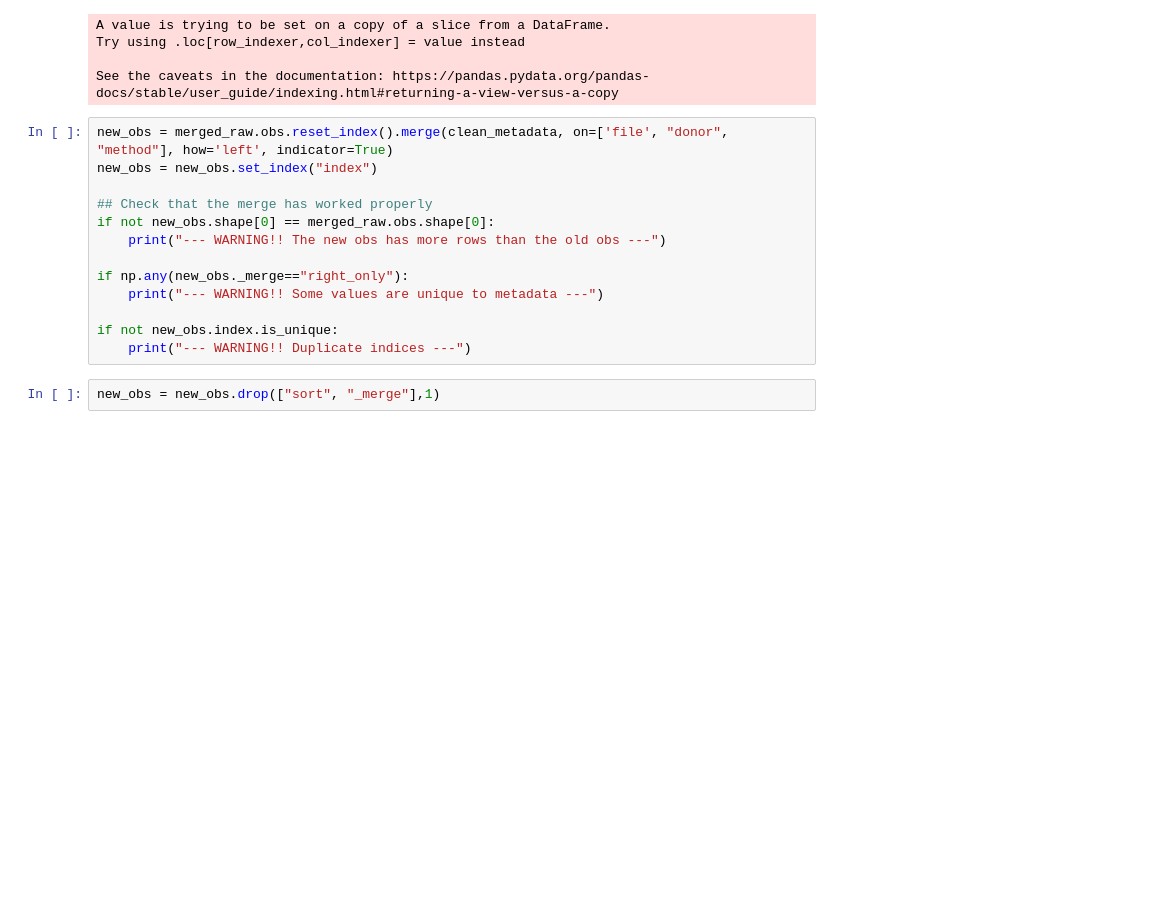
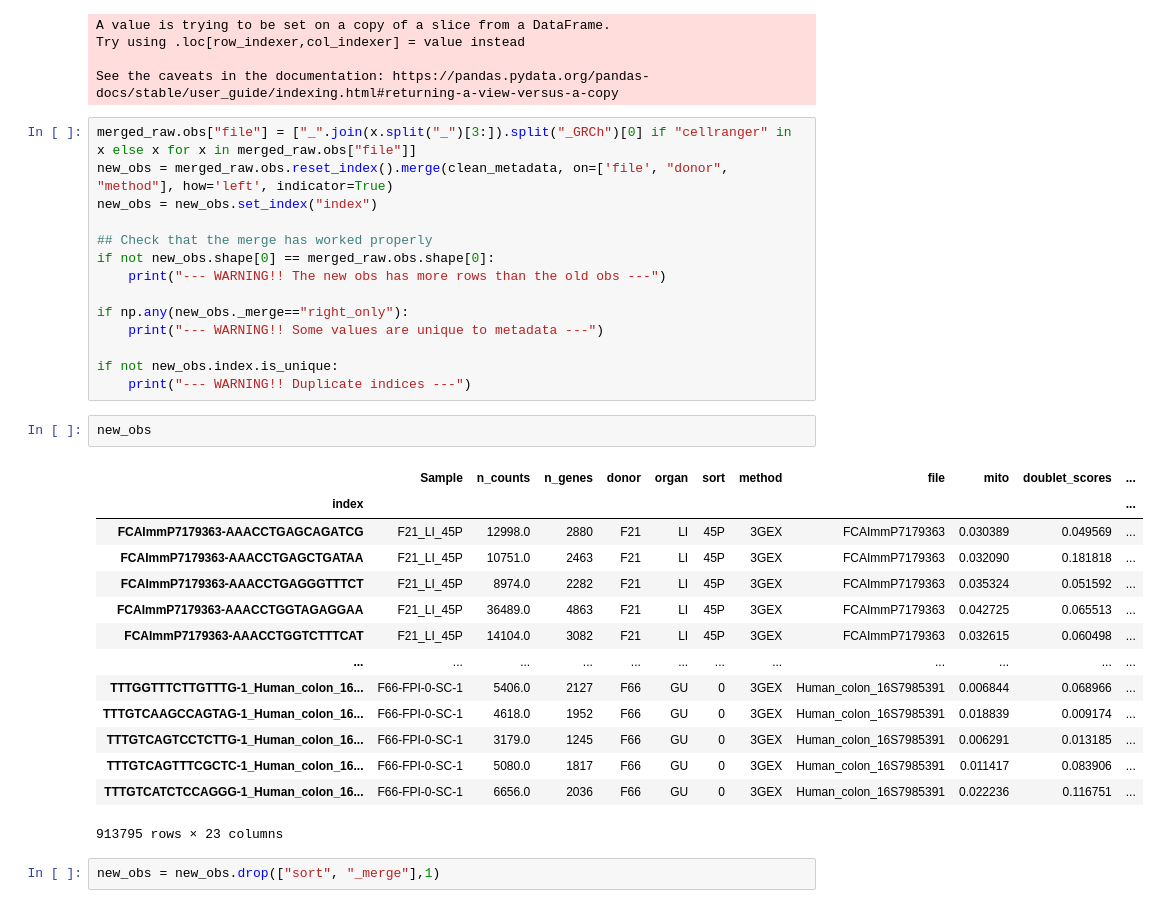
Before and after one commit to Teichlab/Pan_fetal_immune, a Jupyter notebook: notebooks/20210112_saveLabels.ipynb, the cells around one changed output. Cells and saved outputs as stored; diff of their text form; blank space fills up the shorter version.

```diff
--- a/notebooks/20210112_saveLabels.ipynb
+++ b/notebooks/20210112_saveLabels.ipynb
@@ -116,6 +116,7 @@ Try using .loc[row_indexer,col_indexer] = value instead
 
 See the caveats in the documentation: https://pandas.pydata.org/pandas-docs/stable/user_guide/indexing.html#returning-a-view-versus-a-copy
 # %%
+merged_raw.obs["file"] = ["_".join(x.split("_")[3:]).split("_GRCh")[0] if "cellranger" in x else x for x in merged_raw.obs["file"]]
 new_obs = merged_raw.obs.reset_index().merge(clean_metadata, on=['file', "donor", "method"], how='left', indicator=True)
 new_obs = new_obs.set_index("index")
 
@@ -128,6 +129,23 @@ if np.any(new_obs._merge=="right_only"):
 
 if not new_obs.index.is_unique:
     print("--- WARNING!! Duplicate indices ---")
+# %%
+new_obs
+# %% [output]
+|  | Sample | n_counts | n_genes | donor | organ | sort | method | file | mito | doublet_scores | ... |
+| index |  |  |  |  |  |  |  |  |  |  | ... |
+| FCAImmP7179363-AAACCTGAGCAGATCG | F21_LI_45P | 12998.0 | 2880 | F21 | LI | 45P | 3GEX | FCAImmP7179363 | 0.030389 | 0.049569 | ... |
+| FCAImmP7179363-AAACCTGAGCTGATAA | F21_LI_45P | 10751.0 | 2463 | F21 | LI | 45P | 3GEX | FCAImmP7179363 | 0.032090 | 0.181818 | ... |
+| FCAImmP7179363-AAACCTGAGGGTTTCT | F21_LI_45P | 8974.0 | 2282 | F21 | LI | 45P | 3GEX | FCAImmP7179363 | 0.035324 | 0.051592 | ... |
+| FCAImmP7179363-AAACCTGGTAGAGGAA | F21_LI_45P | 36489.0 | 4863 | F21 | LI | 45P | 3GEX | FCAImmP7179363 | 0.042725 | 0.065513 | ... |
+| FCAImmP7179363-AAACCTGGTCTTTCAT | F21_LI_45P | 14104.0 | 3082 | F21 | LI | 45P | 3GEX | FCAImmP7179363 | 0.032615 | 0.060498 | ... |
+| ... | ... | ... | ... | ... | ... | ... | ... | ... | ... | ... | ... |
+| TTTGGTTTCTTGTTTG-1_Human_colon_16... | F66-FPI-0-SC-1 | 5406.0 | 2127 | F66 | GU | 0 | 3GEX | Human_colon_16S7985391 | 0.006844 | 0.068966 | ... |
+| TTTGTCAAGCCAGTAG-1_Human_colon_16... | F66-FPI-0-SC-1 | 4618.0 | 1952 | F66 | GU | 0 | 3GEX | Human_colon_16S7985391 | 0.018839 | 0.009174 | ... |
+| TTTGTCAGTCCTCTTG-1_Human_colon_16... | F66-FPI-0-SC-1 | 3179.0 | 1245 | F66 | GU | 0 | 3GEX | Human_colon_16S7985391 | 0.006291 | 0.013185 | ... |
+| TTTGTCAGTTTCGCTC-1_Human_colon_16... | F66-FPI-0-SC-1 | 5080.0 | 1817 | F66 | GU | 0 | 3GEX | Human_colon_16S7985391 | 0.011417 | 0.083906 | ... |
+| TTTGTCATCTCCAGGG-1_Human_colon_16... | F66-FPI-0-SC-1 | 6656.0 | 2036 | F66 | GU | 0 | 3GEX | Human_colon_16S7985391 | 0.022236 | 0.116751 | ... |
+913795 rows × 23 columns
 # %%
 new_obs = new_obs.drop(["sort", "_merge"],1)
 # %%
```
